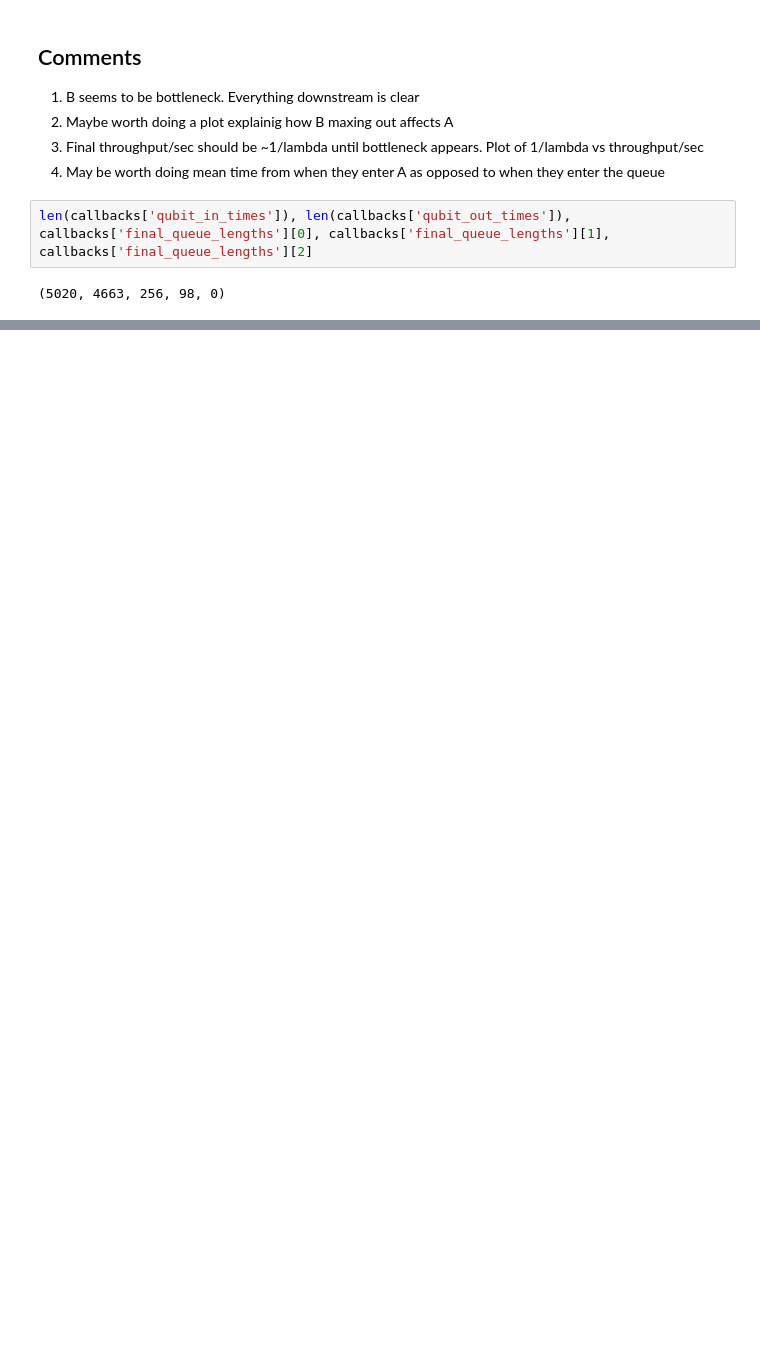
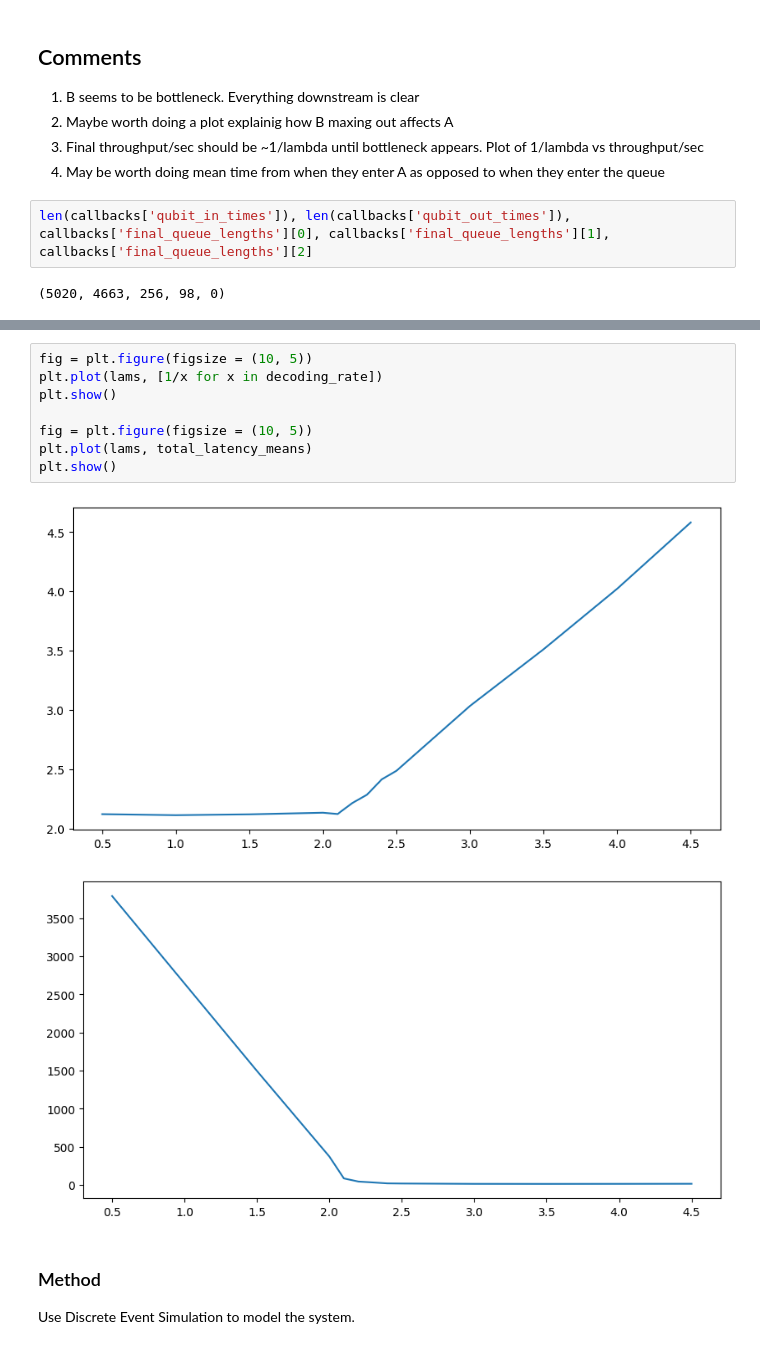
Before and after one commit to andrewN-DL/qec_system_modelling, a Jupyter notebook: analysis.ipynb, the cells around one changed output, grey strips where cells are left out. Drawn from its saved outputs; the diff is of its cells as text; blank space fills up the shorter version.

```diff
--- a/analysis.ipynb
+++ b/analysis.ipynb
@@ -229,0 +316,14 @@ len(callbacks['qubit_in_times']), len(callbacks['qubit_out_times']), callbacks['
+# %%
+fig = plt.figure(figsize = (10, 5))
+plt.plot(lams, [1/x for x in decoding_rate])
+plt.show()
+
+fig = plt.figure(figsize = (10, 5))
+plt.plot(lams, total_latency_means)
+plt.show()
+# %% [output]
+[figure, added]
+[figure, added]
+# %% [markdown]
+### Method
+Use Discrete Event Simulation to model the system.
```
Also changed, not shown: parts of 2 cells of this notebook.
